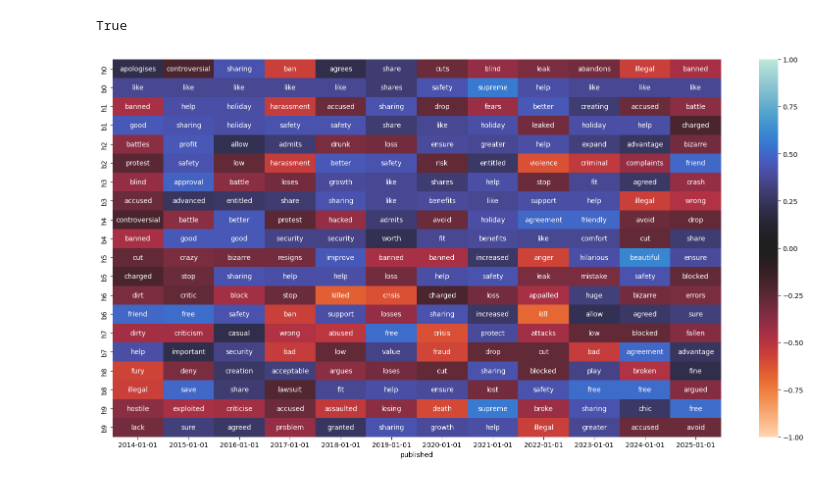
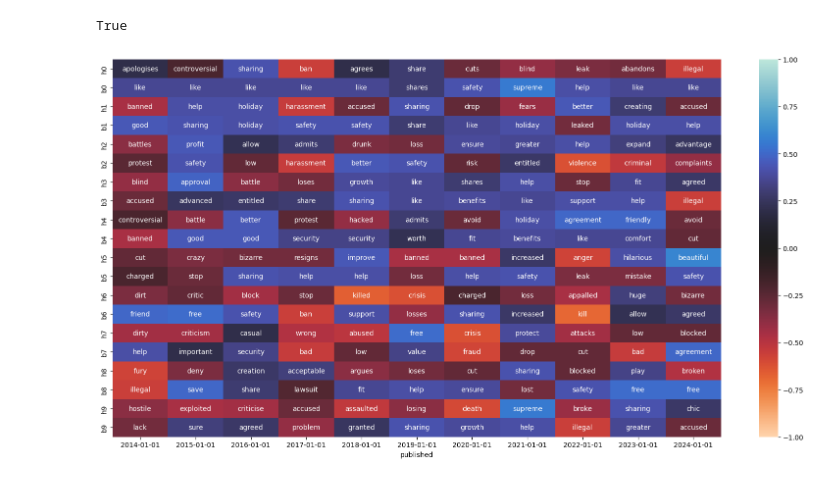
Before and after one commit to dmh21za/compmeth, a Jupyter notebook: summative.ipynb, the cells around one changed output. Saved outputs shown, nothing was run; the diff lists cells and outputs as text; code cells hidden in the pictures.

Commit message:
- can filter by paper - ignores 2025 articles

```diff
--- a/summative.ipynb
+++ b/summative.ipynb
@@ -638,6 +638,8 @@ def tf_idf_scores(text, neut=0):
 df = pd.DataFrame.from_records(articles)
 
 def collapse_df_dates(df, resolution):
+    # remove 2025 dates because incomplete
+    df = df.copy()[df['published'] < 1735689600]
     def month_function(m):
         return round(((m - 1)//(12/resolution)) * (12/resolution) + 1)
 
@@ -673,32 +675,36 @@ def collapse_df(df, resolution):
 
 def df_idf_table(df, top_n, neut = 0):
   df2 = df.copy()
   df2['headlines_tf'] = df['headlines'].apply(tf_idf_scores, neut=neut)
   df2['bodies_tf'] = df['bodies'].apply(tf_idf_scores, neut=neut)
   for i in range(0, top_n):
     df2['h' + str(i)] = df2['headlines_tf'].apply(lambda x: list(x.keys())[i] if i < len(x) else "")
     df2['b' + str(i)] = df2['bodies_tf'].apply(lambda x: list(x.keys())[i] if i < len(x) else "")
   df2.drop(columns=['headlines_tf', 'bodies_tf', 'headlines', 'bodies'], inplace=True)
   # sort by date
   df2 = df2.sort_values(by=['published'])
   df2.set_index('published', inplace=True)
   df2 = df2.transpose()
   df2 = df2.map(str)
   return df2
 
-def heatmap_df(df, resolution = 1, top_n = 10, neut = 0):
+def heatmap_df(df, resolution = 1, top_n = 10, neut = 0, paper = None):
+  if paper != None:
+    df = df.copy()[df['paper'] == paper]
   df = collapse_df(df, 1)
   df = df_idf_table(df, 10, neut=0.2)
   df_vals = df.copy().map(get_sentiment)
   fig, ax = plt.subplots(figsize=(20,10))
   sns.heatmap(df_vals, annot=df, fmt="", cmap="icefire_r", vmin=-1, vmax=1)
   plt.show()
 
 heatmap_df(df, 1, 10, 0.2)
 
 # next try topic modelling
 # filter by newspaper
+# maybe compute a value which takes into account importance AND sentiment
+# make a scatter plot for each paper that plots importance of word (from topic modelling) with sentiment
 
 #df.head()
 # %% [output]
-[figure, old version]
+[figure, new version]
```
